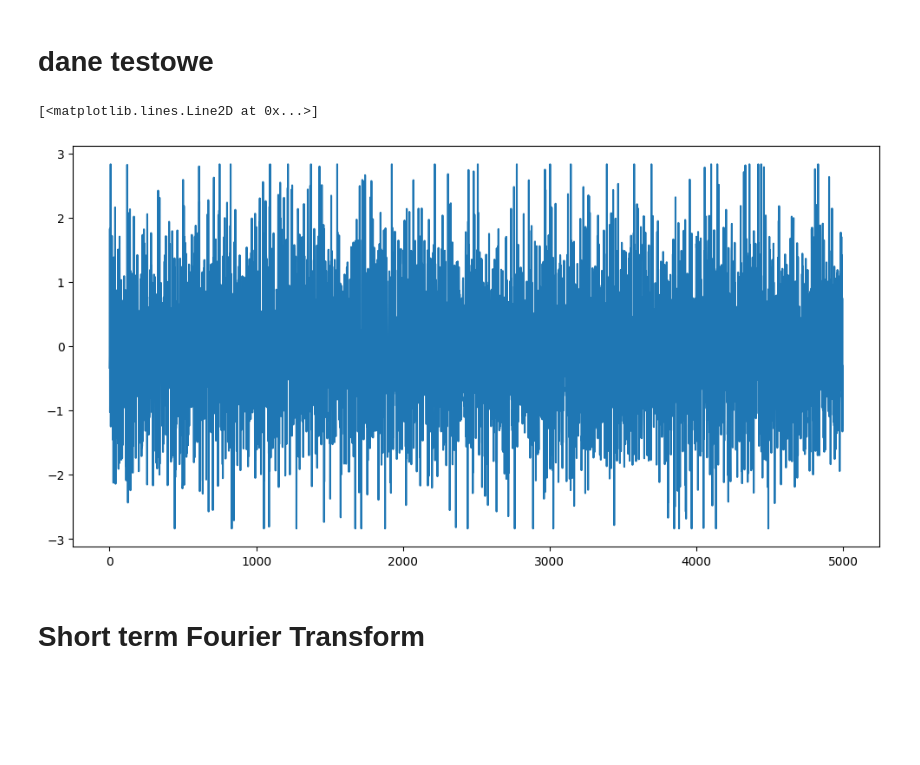
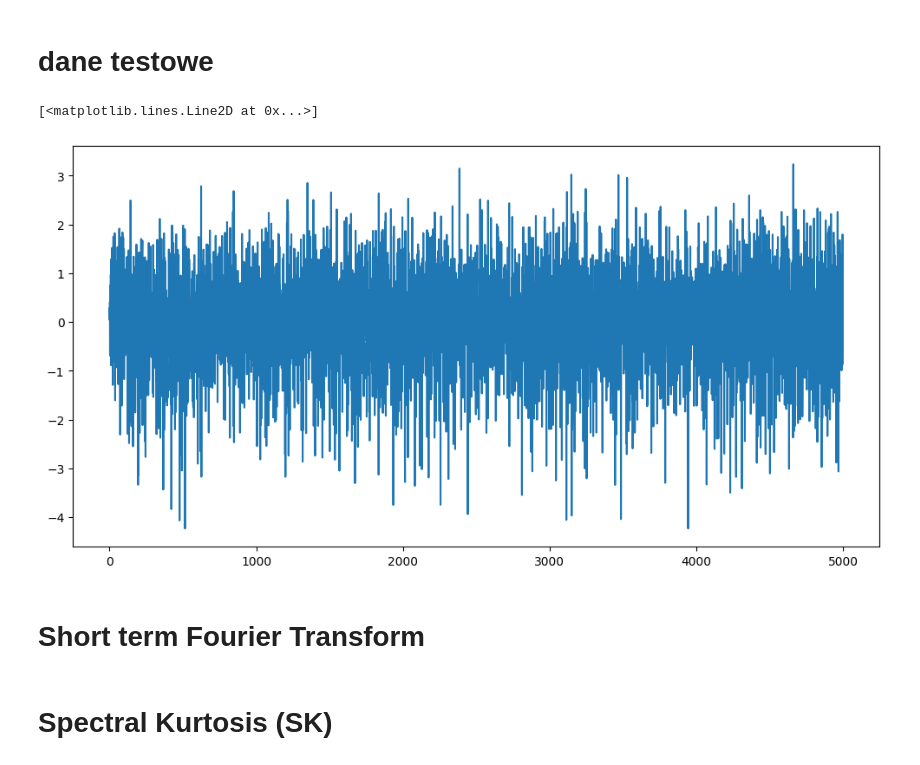
Before and after one commit to MD275996/System-to-identify-anomalies-in-vibration-signals-for-local-damage-detection-in-machines, a Jupyter notebook: ifb_selectors.ipynb, the cells around one changed output. Saved outputs shown, nothing was run; the diff lists cells and outputs as text; code cells hidden in the pictures; blank space fills up the shorter version.

```diff
--- a/ifb_selectors.ipynb
+++ b/ifb_selectors.ipynb
@@ -12,22 +15,18 @@ rzeczy do dodania:
 # %%
 import numpy as np
 from scipy.io import loadmat
 import matplotlib.pyplot as plt
 
+#częstotliwość próbkowania 1000Hz
+
 data = loadmat('assets/vibration_dataset/versions/1/Healthy/H1.mat')
-signal = data['H']
 # sygnał jest wyrażony w trzech płaszczyznach X, Y, Z
-x_signal = signal[:,0]
-y_signal = signal[:,1]
-z_signal = signal[:,2]
-
+signal = data['H'][:,1]
 plt.figure(figsize = (12 , 6))
-plt.plot(x_signal)
-# plt.plot(y_signal)
-# plt.plot(z_signal)
+plt.plot(signal)
 # %% [output]
 [<matplotlib.lines.Line2D at 0x...>]
-[figure, old version]
+[figure, new version]
 # %% [markdown]
 # Short term Fourier Transform
 # %%
@@ -34,0 +40,2 @@ stft
+# %% [markdown]
+# Spectral Kurtosis (SK)
```
Also changed, not shown: parts of 21 cells of this notebook, 1 other file.
